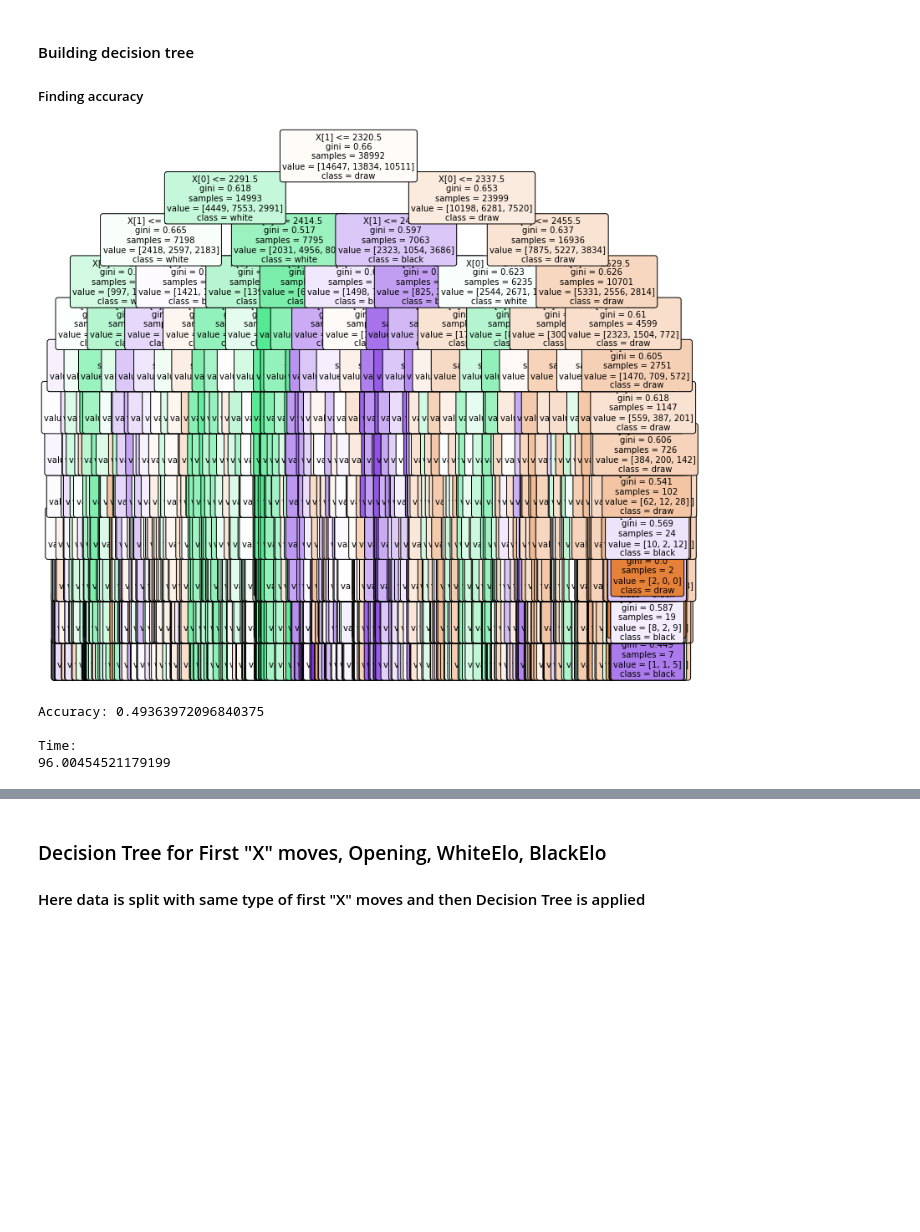
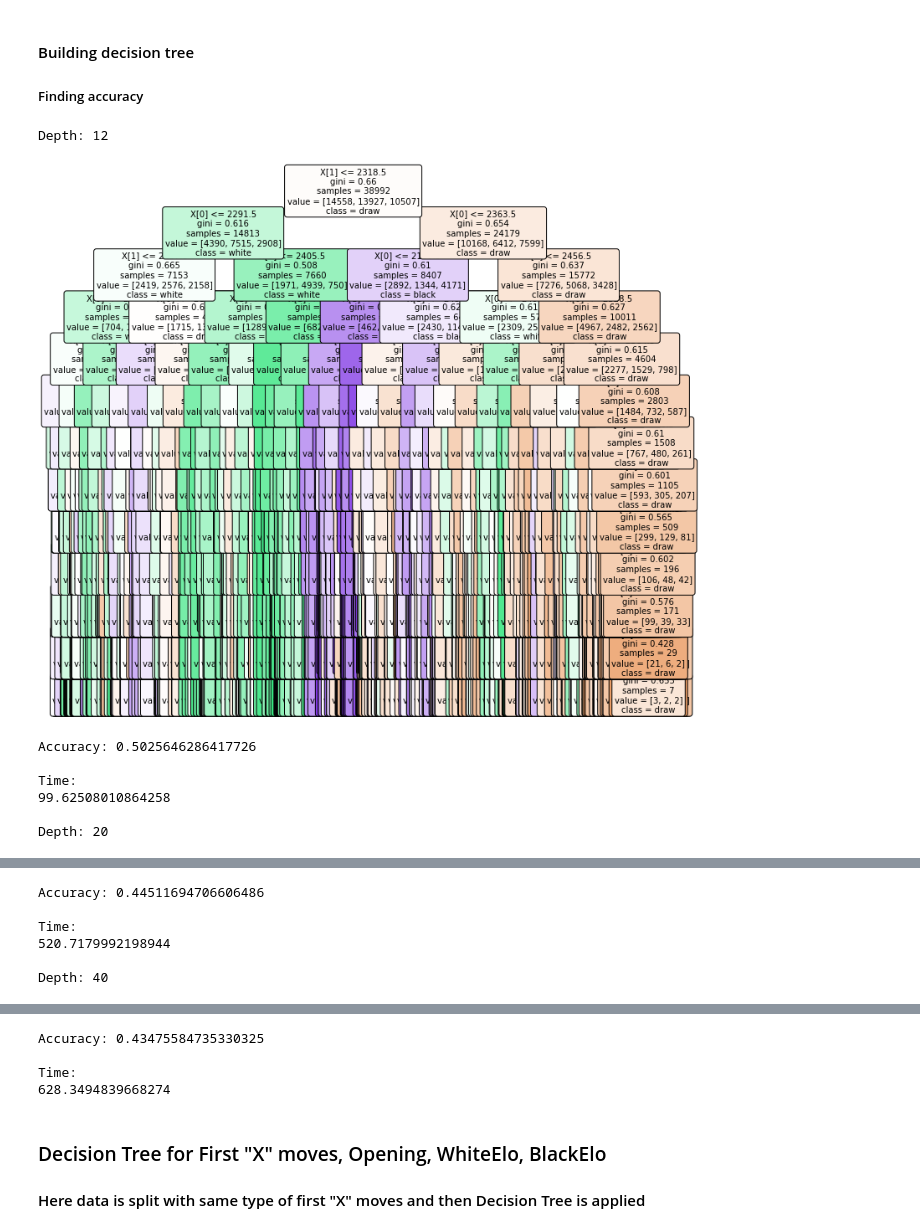
Before and after one commit to nidhi-tholar/255_Team_11, a Jupyter notebook: decision_tree.ipynb, the cells around one changed output, grey strips where cells are left out. Cells and saved outputs as stored; diff of their text form; code cells hidden in the pictures; blank space fills up the shorter version.

Commit message:
added plot for win stat | minor fixes in decision_tree

```diff
--- a/decision_tree.ipynb
+++ b/decision_tree.ipynb
@@ -73,11 +73,11 @@ Name: game_result, Length: 9748, dtype: int64
 #### Building decision tree
 ##### Finding accuracy
 # %%
-def build_decision_tree():
-
+def build_decision_tree(depth):
+    print("\nDepth: " +str(depth))
 
     #  1. create a model
-    clf = DecisionTreeClassifier(max_depth =12) #max_depth = depth
+    clf = DecisionTreeClassifier(max_depth =depth) #max_depth = depth
 
     #  2. feed training data into the model
     clf = clf.fit(x_train,y_train)
@@ -94,14 +94,18 @@ def build_decision_tree():
     #  5. find the training and testing accuracy
     print("Accuracy:", metrics.accuracy_score(y_test, y_pred))
 # %%
-start = time.time()
-build_decision_tree()
-end = time.time()
-print('\nTime:')
-print(end - start)
+for depth in [12, 20, 40]:
+    start = time.time()
+    build_decision_tree(depth)
+    end = time.time()
+    print('\nTime:')
+    print(end - start)
 # %% [output]
+Depth: 12
-[figure, old version]
+[figure, new version]
-Accuracy: 0.49363972096840375
-
-Time:
-96.00454521179199
+Accuracy: 0.5025646286417726
+
+Time:
+99.62508010864258
+
+Depth: 20
@@ -107,0 +113,6 @@ Time:
+Accuracy: 0.44511694706606486
+
+Time:
+520.7179992198944
+
+Depth: 40
@@ -108,3 +120,7 @@ Time:
+Accuracy: 0.43475584735330325
+
+Time:
+628.3494839668274
 # %% [markdown]
 ### Decision Tree for First "X" moves, Opening, WhiteElo, BlackElo
 #### Here data is split with same type of first "X" moves and then Decision Tree is applied
```
Also changed, not shown: parts of 6 cells of this notebook, 1 other file.
